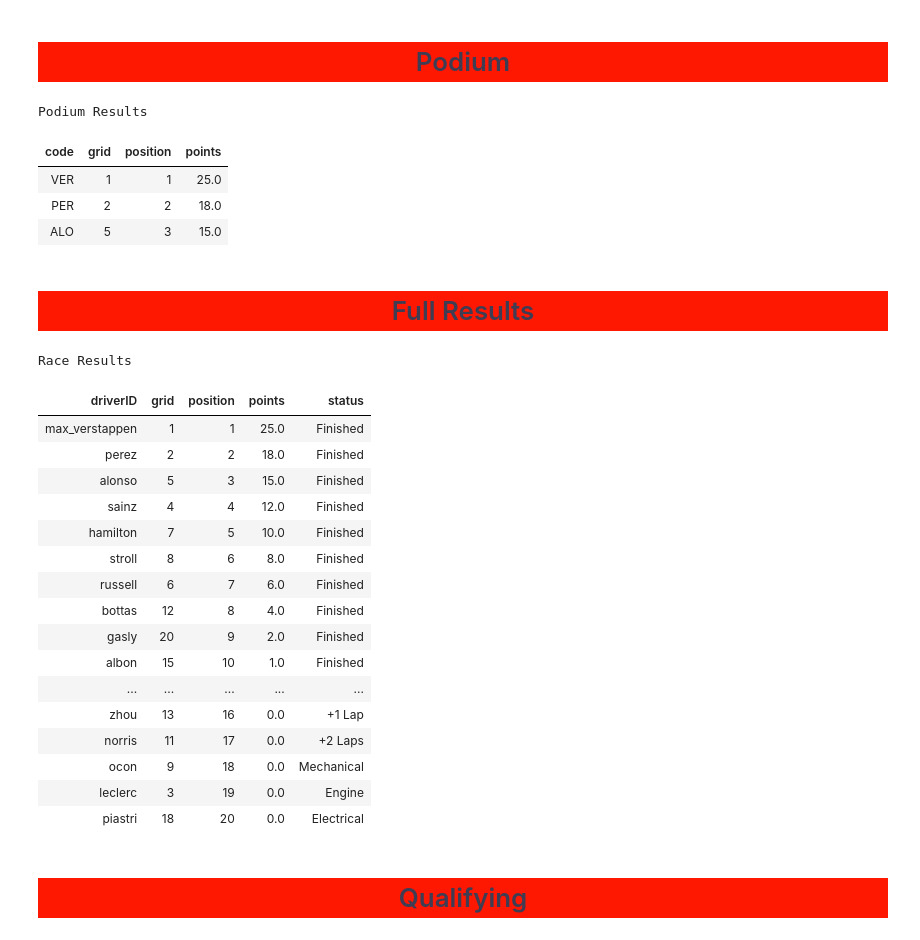
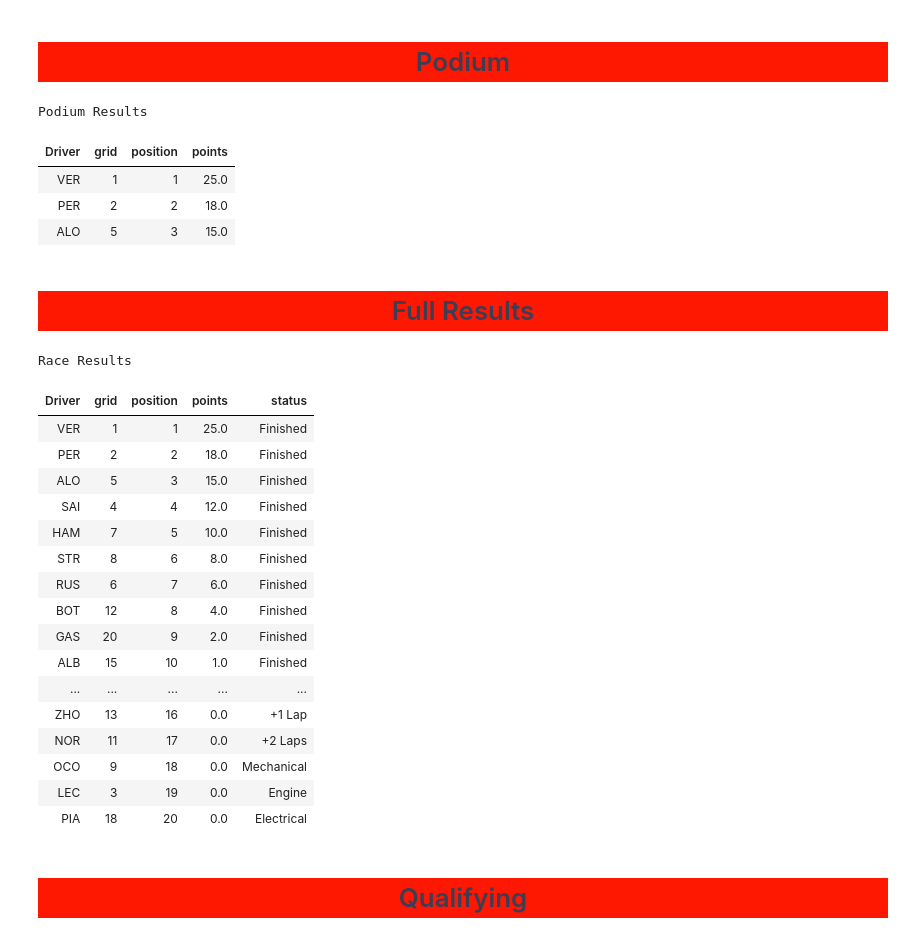
Before and after one commit to jon-bown/data_ML_projects, a Jupyter notebook: formula-1-race-summary.ipynb, the cells around one changed output. Cells and saved outputs as stored; diff of their text form; code cells hidden in the pictures.

Commit message:
Kaggle Notebook | 🏎️ Formula 1 Race Summary 📈 | Version 5

```diff
--- a/formula-1-race-summary.ipynb
+++ b/formula-1-race-summary.ipynb
@@ -331,19 +332,19 @@ current_race_name =schedule[schedule['round'] == str(race)].circuitName.values[0
 
 
 #DRIVER/LAP
-lap_driver = lap_times.merge(drivers, on='driverID', how='left', suffixes=('_1', '_2'))
+lap_driver = lap_times.merge(drivers_full, on='driverID', how='left', suffixes=('_1', '_2'))
 lap_driver['lap'] = lap_driver.lap.astype(float)
 lap_driver_no = lap_driver[(stats.zscore(lap_driver['duration'])) <1]
 
 
 #RESULTS
 num_laps = max(race_result['laps'])
-merged = race_result.merge(drivers, on='driverID', how='left', suffixes=('_1', '_2'))
+merged = race_result.merge(drivers_full, on='driverID', how='left', suffixes=('_1', '_2'))
 res_race_laps = merged.copy()
 res_race_laps['laps'] = 0
-reduced = res_race_laps[['laps', 'grid', 'code']]
-reduced.columns = ['laps', 'position', 'code']
-reduced_res = pd.concat([reduced, merged[['laps', 'position', 'code']]], axis=0)
+reduced = res_race_laps[['laps', 'grid', 'Driver']]
+reduced.columns = ['laps', 'position', 'Driver']
+reduced_res = pd.concat([reduced, merged[['laps', 'position', 'Driver']]], axis=0)
 
 
 
@@ -354,7 +355,7 @@ track_lng = track['Longtitude'].values[0]
 
 #PODIIUM
 res_race_lap_status_pod = race_result[race_result['position'] != '\\N'].copy()
-res_race_lap_status_pod = res_race_lap_status_pod.merge(drivers, on='driverID', how='left', suffixes=('_1', '_2'))
+res_race_lap_status_pod = res_race_lap_status_pod.merge(drivers_full, on='driverID', how='left', suffixes=('_1', '_2'))
 res_race_lap_status_pod['position'] = res_race_lap_status_pod['position'].astype(int)
 res_race_lap_status_pod = res_race_lap_status_pod.sort_values(by='position')
 
@@ -363,15 +364,14 @@ res_race_lap_status_pod = res_race_lap_status_pod.sort_values(by='position')
 pit_stops['duration'] = pit_stops['duration'].astype(float)
 driver_group = pd.DataFrame()
 pit_stops = pit_stops.merge(drivers_full, on='driverID', how='left', suffixes=('_1', '_2'))
-pit_stops['code'] = pit_stops['code_1']
-mean = pit_stops.groupby(['code'])['duration'].mean()
-mini = pit_stops.groupby(['code'])['duration'].min()
-maxi = pit_stops.groupby(['code'])['duration'].max()
+mean = pit_stops.groupby(['Driver'])['duration'].mean()
+mini = pit_stops.groupby(['Driver'])['duration'].min()
+maxi = pit_stops.groupby(['Driver'])['duration'].max()
 driver_group['mean'] = mean
 driver_group['max'] = maxi
 driver_group['min'] = mini
 driver_group = driver_group.sort_values(by="max")
-driver_group['code'] = maxi.index
+driver_group['Driver'] = maxi.index
 
 # QUALIFYING & FINISHING
 qualifying = qualifying.fillna('\\N')
@@ -382,7 +382,7 @@ qualifying['max_time'] = qualifying.apply(lambda x: max(x['q1_dur'], x['q2_dur']
 qualifying['min_time'] = qualifying.apply(lambda x: min(x['q1_dur'], x['q2_dur'], x['q3_dur']), axis=1)
 max_time = max(qualifying['max_time']) + 1
 min_time = min(qualifying['min_time']) - 1
-qualifying = qualifying.merge(drivers, on='driverID', how='left', suffixes=('_1', '_2'))
+qualifying = qualifying.merge(drivers_full, on='driverID', how='left', suffixes=('_1', '_2'))
 # %%
 display(md(f"# {current_race_name}, {year} Data Summary"))
 # %% [output]
@@ -442,10 +442,10 @@ def const_standings(styler):
     styler.hide_index()
     return styler
 # %%
-res_race_lap_status_pod[['code', 'grid', 'position', 'points']].iloc[:3].style.pipe(podium)
+res_race_lap_status_pod[['Driver', 'grid', 'position', 'points']].iloc[:3].style.pipe(podium)
 # %% [output]
 Podium Results
-| code | grid | position | points |
+| Driver | grid | position | points |
 | VER | 1 | 1 | 25.0 |
 | PER | 2 | 2 | 18.0 |
 | ALO | 5 | 3 | 15.0 |
@@ -456,27 +456,26 @@ Podium Results
     transform: rotateX(10deg);
     '><center style='color: #3E3D53;'>Full Results</center></h1>
 # %%
-res_race_lap_status = race_result.sort_values(by='position')
-res_race_lap_status_pod[['driverID', 'grid', 'position', 'points', 'status']].style.pipe(results_style)
+res_race_lap_status_pod[['Driver', 'grid', 'position', 'points', 'status']].style.pipe(results_style)
 # %% [output]
 Race Results
-| driverID | grid | position | points | status |
-| max_verstappen | 1 | 1 | 25.0 | Finished |
-| perez | 2 | 2 | 18.0 | Finished |
-| alonso | 5 | 3 | 15.0 | Finished |
-| sainz | 4 | 4 | 12.0 | Finished |
-| hamilton | 7 | 5 | 10.0 | Finished |
-| stroll | 8 | 6 | 8.0 | Finished |
-| russell | 6 | 7 | 6.0 | Finished |
-| bottas | 12 | 8 | 4.0 | Finished |
-| gasly | 20 | 9 | 2.0 | Finished |
-| albon | 15 | 10 | 1.0 | Finished |
+| Driver | grid | position | points | status |
+| VER | 1 | 1 | 25.0 | Finished |
+| PER | 2 | 2 | 18.0 | Finished |
+| ALO | 5 | 3 | 15.0 | Finished |
+| SAI | 4 | 4 | 12.0 | Finished |
+| HAM | 7 | 5 | 10.0 | Finished |
+| STR | 8 | 6 | 8.0 | Finished |
+| RUS | 6 | 7 | 6.0 | Finished |
+| BOT | 12 | 8 | 4.0 | Finished |
+| GAS | 20 | 9 | 2.0 | Finished |
+| ALB | 15 | 10 | 1.0 | Finished |
 | ... | ... | ... | ... | ... |
-| zhou | 13 | 16 | 0.0 | +1 Lap |
-| norris | 11 | 17 | 0.0 | +2 Laps |
-| ocon | 9 | 18 | 0.0 | Mechanical |
-| leclerc | 3 | 19 | 0.0 | Engine |
-| piastri | 18 | 20 | 0.0 | Electrical |
+| ZHO | 13 | 16 | 0.0 | +1 Lap |
+| NOR | 11 | 17 | 0.0 | +2 Laps |
+| OCO | 9 | 18 | 0.0 | Mechanical |
+| LEC | 3 | 19 | 0.0 | Engine |
+| PIA | 18 | 20 | 0.0 | Electrical |
 # %% [markdown]
 <a id="3"></a>
 <h1 style='background:#FF1801;border:0; color:black;
```
Also changed, not shown: parts of 12 cells of this notebook.
